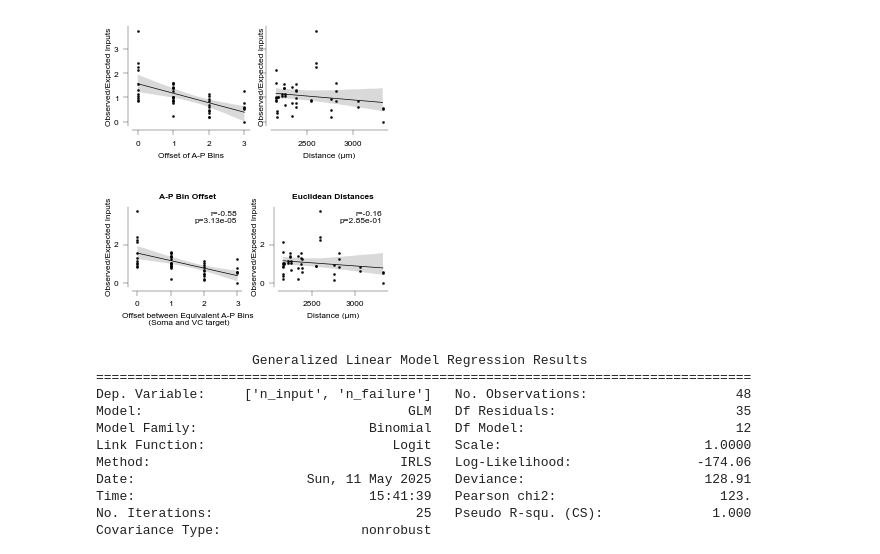
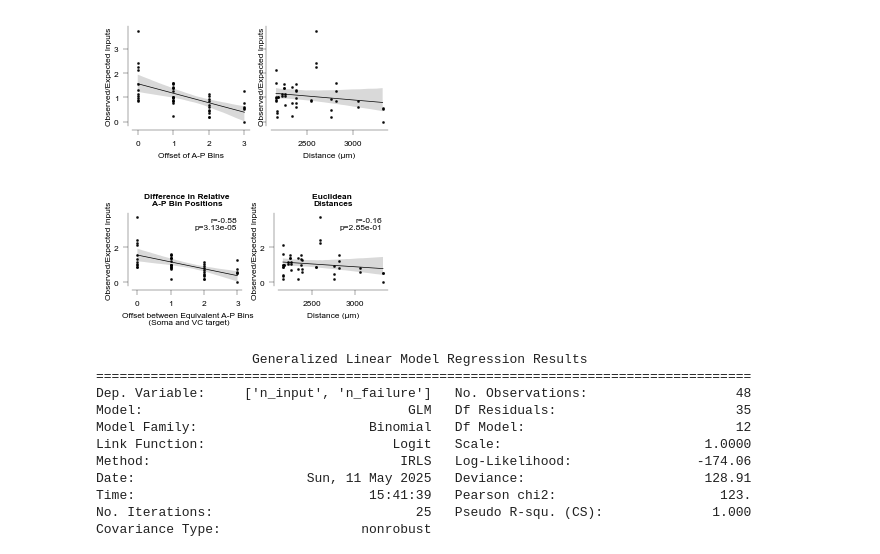
Before and after one commit to znamlab/MAPseq_processing, a Jupyter notebook: final_processing/fig2_shuff_vs_actual_motifs_updated_8.ipynb, the cells around one changed output. Saved outputs shown, nothing was run; the diff lists cells and outputs as text; code cells hidden in the pictures.

```diff
--- a/final_processing/fig2_shuff_vs_actual_motifs_updated_8.ipynb
+++ b/final_processing/fig2_shuff_vs_actual_motifs_updated_8.ipynb
@@ -1161,6 +1161,7 @@ soma_AP_pos_A1_only = soma_AP_pos[~soma_AP_pos['AC_bin_id'].isin([-1, n_ac_bins]
 #     ac_bin = min(ac_bin, n_ac_bins - 1)
 #     vc_bin_conversion[val] = ac_bin
 # %%
+which_bin =1
 ac_bin_centers = (ac_bin_edges[:-1] + ac_bin_edges[1:]) / 2
 vc_bin_centers = (vc_bin_edges[:-1] + vc_bin_edges[1:]) / 2
 ac_bin_dict = {i: center for i, center in enumerate(ac_bin_centers)}
@@ -1186,8 +1187,8 @@ for bin_2 in range(n_vc_bins):
         distance_dict['vc_bin'].append(bin_2)
         distance_dict['dist'].append(dist_dict[bin]*25)
     min_dist = min(dist_dict, key=dist_dict.get)
-    VC_closest_soma_bin[bin_2] = 0
-    VC_closest_soma_distances[bin_2] = dist_dict[0] #only plot lines between ac bin zero and the others
+    VC_closest_soma_bin[bin_2] = which_bin
+    VC_closest_soma_distances[bin_2] = dist_dict[which_bin] #only plot lines between ac bin zero and the others
 # %%
 all_cortex_id = bg_atlas.structures['Isocortex']['id']
 all_cortex = rsp.make_structure_mask([all_cortex_id], direct_only=False)
@@ -1564,36 +1580,36 @@ axes[0].text(
     0.95, 0.95,
     f'r={r1:.2f}\np={p1:.2e}',
     ha='right', va='top',
     transform=axes[0].transAxes,
     fontsize=gen_parameters['font_size']
 )
 sb.regplot(
     x='dist',
     y='observed/expected',
     data=distances_df_indiv_mice,
     ax=axes[1],
     color='black',
     scatter=True,
     ci=95,
     scatter_kws={'s': 1},
     line_kws={'linewidth': 0.5}
 )
 axes[1].text(
     0.95, 0.95,
     f'r={r2:.2f}\np={p2:.2e}',
     ha='right', va='top',
     transform=axes[1].transAxes,
     fontsize=gen_parameters['font_size']
 )
 axes[1].tick_params(labelleft=True)
-ff.myPlotSettings_splitAxis(fig=fig, ax=axes[0], ytitle='Observed/Expected Inputs', xtitle=f'Offset between Equivalent A-P Bins\n (Soma and VC target)', title='A-P Bin Offset', mySize=gen_parameters['font_size'])
-ff.myPlotSettings_splitAxis(fig=fig, ax=axes[1], ytitle='Observed/Expected Inputs', xtitle='Distance (μm)', title='Euclidean Distances', mySize=gen_parameters['font_size'])
+ff.myPlotSettings_splitAxis(fig=fig, ax=axes[0], ytitle='Observed/Expected Inputs', xtitle=f'Offset between Equivalent A-P Bins\n (Soma and VC target)', title='Difference in Relative \nA-P Bin Positions', mySize=gen_parameters['font_size'])
+ff.myPlotSettings_splitAxis(fig=fig, ax=axes[1], ytitle='Observed/Expected Inputs', xtitle='Distance (μm)', title='Euclidean \nDistances', mySize=gen_parameters['font_size'])
 
 plt.tight_layout()
 plt.show()
 fig.savefig(f"{saving_path}/supplementary/fig_s4_AP_vs_dist_regplots.svg", format="svg")
 # %% [output]
-[figure, old version]
+[figure, new version]
 # %%
 distances_df_indiv_mice =pd.DataFrame(distances_df_indiv_mice)
 distances_df_indiv_mice['ap_offset'] = (distances_df_indiv_mice['ac_bin'] - distances_df_indiv_mice['vc_bin']).abs()
```
Also changed, not shown: parts of 4 cells of this notebook.
